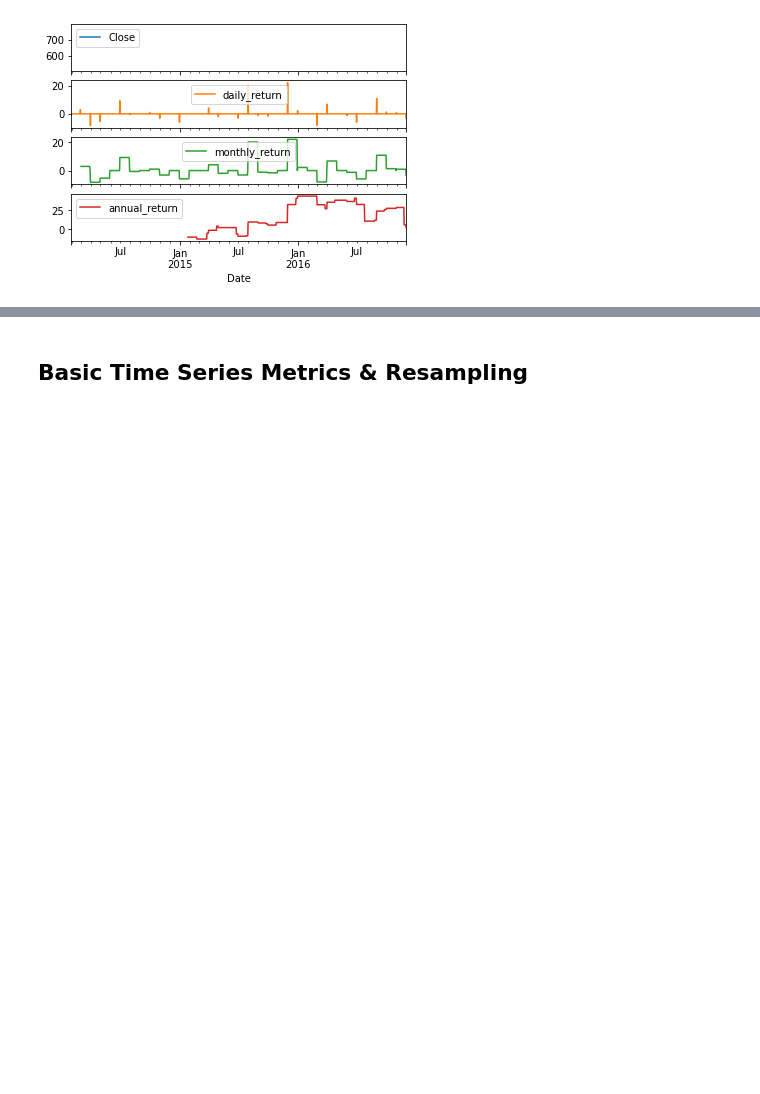
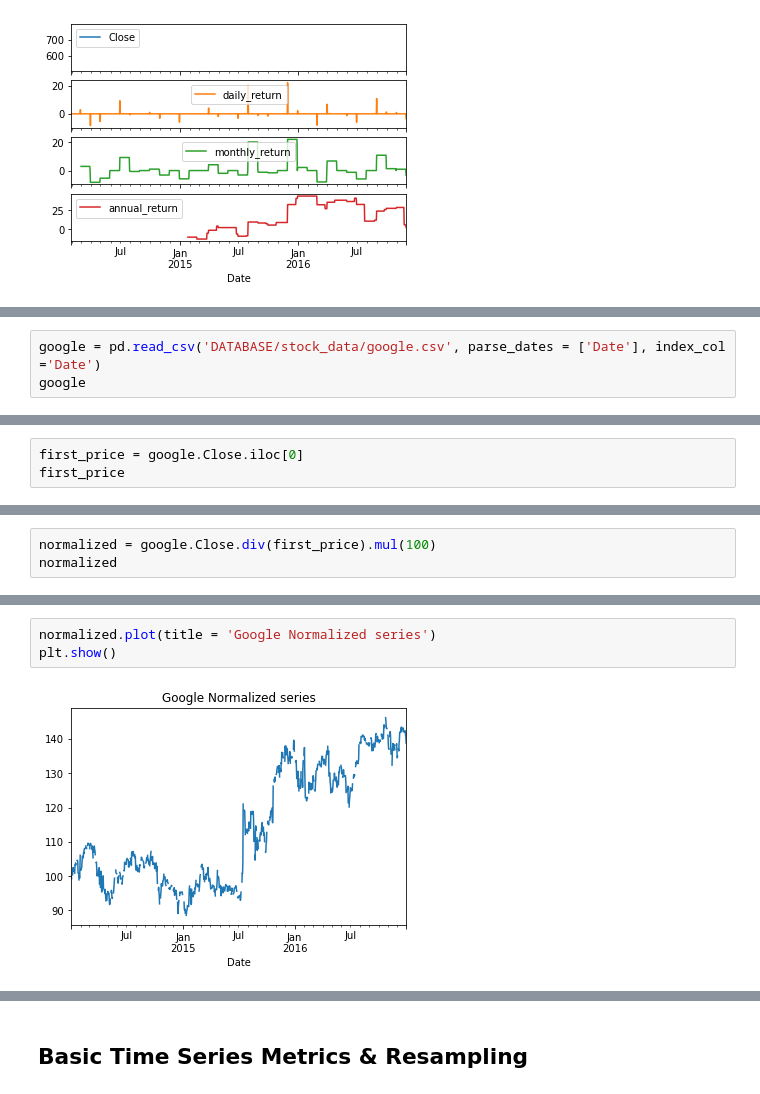
Before and after one commit to KAIET98/Finance_in_python, a Jupyter notebook: ANALYSIS/01_Introduction_to_portfolio_risk_management/Manipulating_Time_Series_Data/Manipulating_Time_Series_Data.ipynb, the cells around one changed output, grey strips where cells are left out. Drawn from its saved outputs; the diff is of its cells as text; blank space fills up the shorter version.

```diff
--- a/ANALYSIS/01_Introduction_to_portfolio_risk_management/Manipulating_Time_Series_Data/Manipulating_Time_Series_Data.ipynb
+++ b/ANALYSIS/01_Introduction_to_portfolio_risk_management/Manipulating_Time_Series_Data/Manipulating_Time_Series_Data.ipynb
@@ -572,0 +576,3 @@ plt.show()
+# %%
+google = pd.read_csv('DATABASE/stock_data/google.csv', parse_dates = ['Date'], index_col  ='Date')
+google
@@ -572,0 +594,3 @@ plt.show()
+# %%
+first_price = google.Close.iloc[0]
+first_price
@@ -572,0 +599,3 @@ plt.show()
+# %%
+normalized = google.Close.div(first_price).mul(100)
+normalized
@@ -572,0 +616,5 @@ plt.show()
+# %%
+normalized.plot(title = 'Google Normalized series')
+plt.show()
+# %% [output]
+[figure, added]
```
Also changed, not shown: parts of 31 cells of this notebook.
